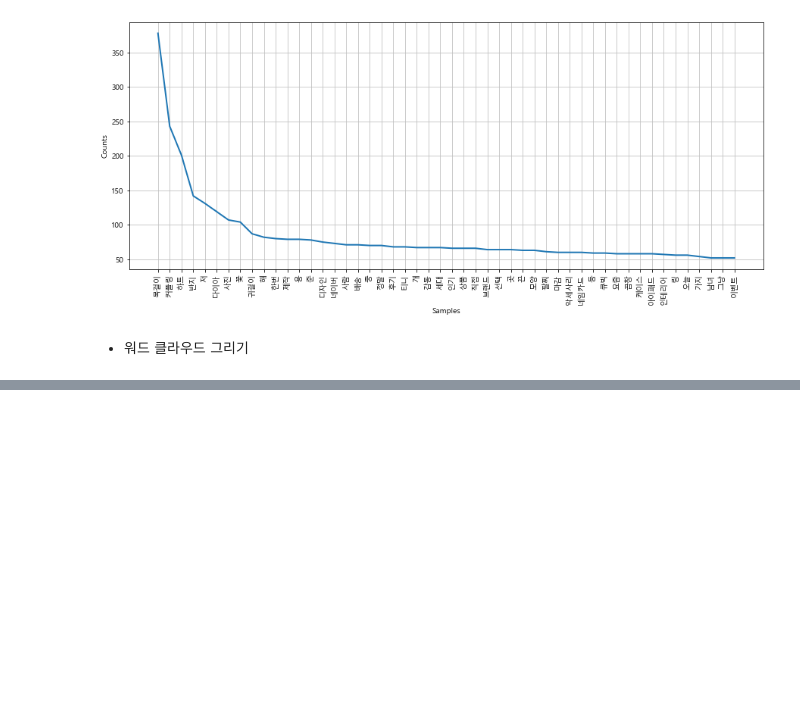
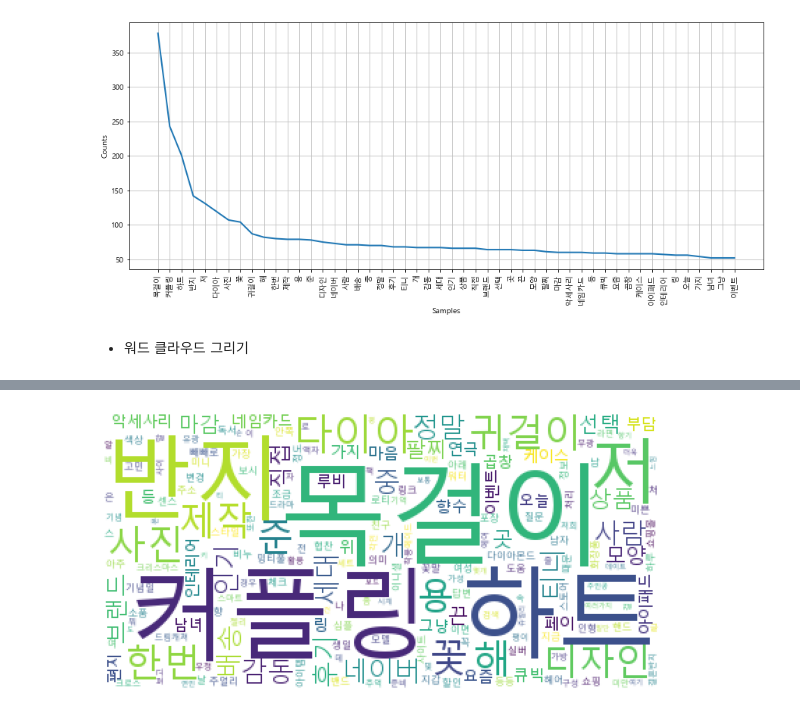
Before and after one commit to kvvonhyuntae/03.-MachineLearning-2021.11-, a Jupyter notebook: 06.텍스트분석/02.워드클라우드.ipynb, the cells around one changed output, grey strips where cells are left out. Saved outputs shown, nothing was run; the diff lists cells and outputs as text; code cells hidden in the pictures; blank space fills up the shorter version.

```diff
--- a/06.텍스트분석/02.워드클라우드.ipynb
+++ b/06.텍스트분석/02.워드클라우드.ipynb
@@ -67,0 +72,3 @@ new_tokens= [token for token in tokens if token not in stop_list]
+# %%
+data = gf_gift.vocab().most_common(300)
+data[:10]
@@ -67,0 +86,13 @@ new_tokens= [token for token in tokens if token not in stop_list]
+# %%
+wc=WordCloud(
+    font_path='c:/windows/Fonts/malgun.ttf',
+    relative_scaling=0.2,
+    background_color='white'
+    ).generate_from_frequencies(dict(data))
+# %%
+plt.figure(figsize=(10,6))
+plt.imshow(wc)
+plt.axis('off')
+plt.show()
+# %% [output]
+[figure, added]
```
Also changed, not shown: parts of 3 cells of this notebook, 6 other files.
